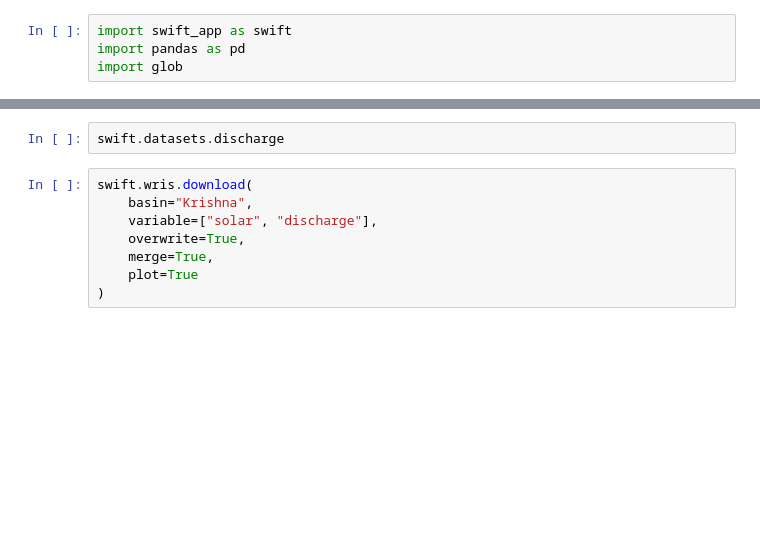
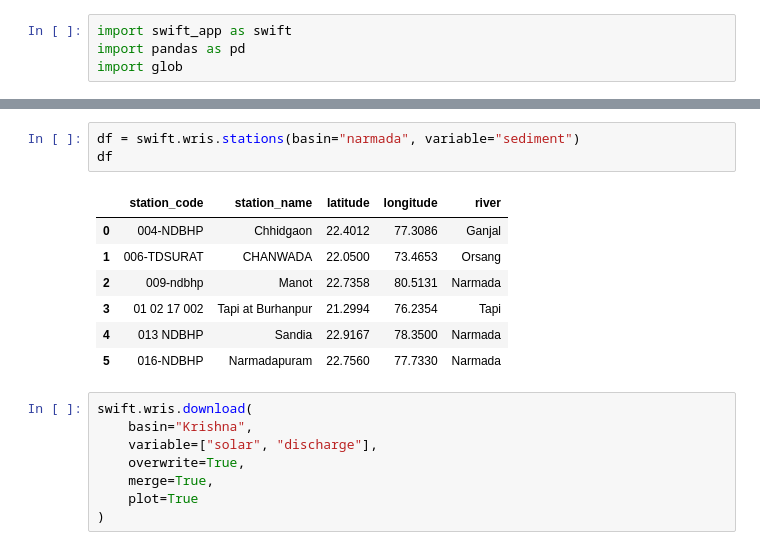
Before and after one commit to bharathk113/HydroSwift, a Jupyter notebook: swift_test.ipynb, the cells around one changed output, grey strips where cells are left out. Cells and saved outputs as stored; diff of their text form; blank space fills up the shorter version.

```diff
--- a/swift_test.ipynb
+++ b/swift_test.ipynb
@@ -26,5 +134,14 @@ dir(swift)
 # %%
-swift.datasets.discharge
+df = swift.wris.stations(basin="narmada", variable="sediment")
+df
+# %% [output]
+|  | station_code | station_name | latitude | longitude | river |
+| 0 | 004-NDBHP | Chhidgaon | 22.4012 | 77.3086 | Ganjal |
+| 1 | 006-TDSURAT | CHANWADA | 22.0500 | 73.4653 | Orsang |
+| 2 | 009-ndbhp | Manot | 22.7358 | 80.5131 | Narmada |
+| 3 | 01 02 17 002 | Tapi at Burhanpur | 21.2994 | 76.2354 | Tapi |
+| 4 | 013 NDBHP | Sandia | 22.9167 | 78.3500 | Narmada |
+| 5 | 016-NDBHP | Narmadapuram | 22.7560 | 77.7330 | Narmada |
 # %%
 swift.wris.download(
     basin="Krishna",
```
Also changed, not shown: parts of 22 cells of this notebook, 6 other files.
